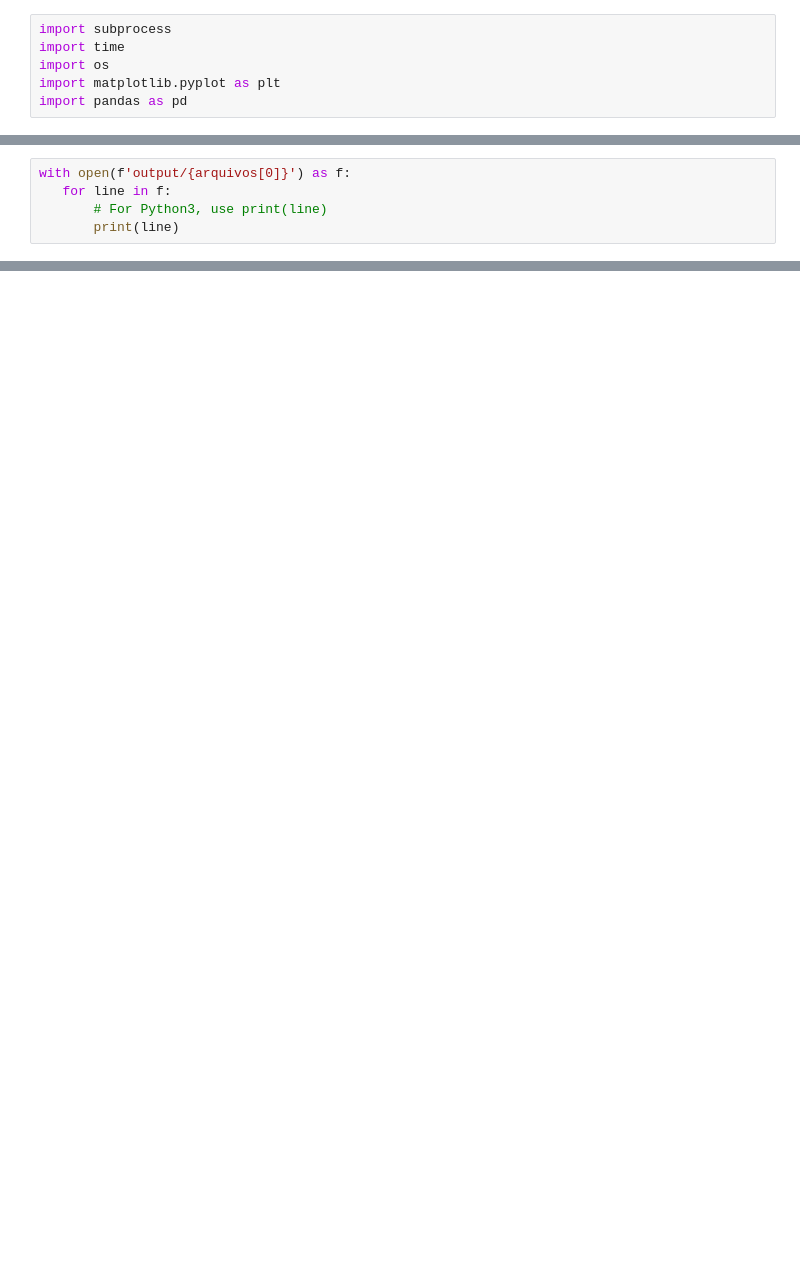
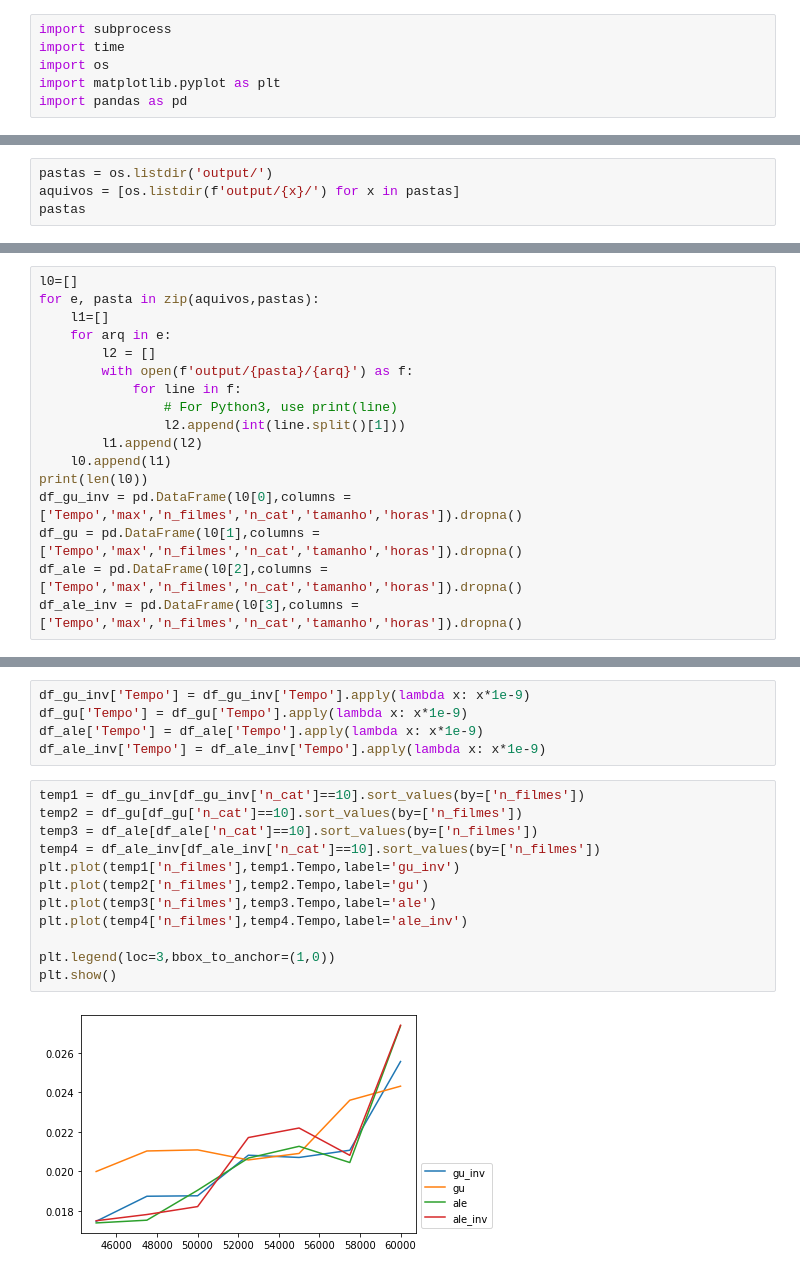
Before and after one commit to Antonioarf/Proj_SuperComp, a Jupyter notebook: Relatorio.ipynb, the cells around one changed output, grey strips where cells are left out. Drawn from its saved outputs; the diff is of its cells as text; blank space fills up the shorter version.

```diff
--- a/Relatorio.ipynb
+++ b/Relatorio.ipynb
@@ -17,5 +6,0 @@ for e in arquivos:
-# %%
-with open(f'output/{arquivos[0]}') as f:
-   for line in f:
-       # For Python3, use print(line)
-       print(line)
@@ -57,0 +7,4 @@ df
+# %%
+pastas = os.listdir('output/')
+aquivos = [os.listdir(f'output/{x}/') for x in pastas]
+pastas
@@ -57,0 +13,17 @@ df
+# %%
+l0=[]
+for e, pasta in zip(aquivos,pastas):
+    l1=[]
+    for arq in e:
+        l2 = []
+        with open(f'output/{pasta}/{arq}') as f:
+            for line in f:
+                # For Python3, use print(line)
+                l2.append(int(line.split()[1]))
+        l1.append(l2)
+    l0.append(l1)
+print(len(l0))
+df_gu_inv = pd.DataFrame(l0[0],columns = ['Tempo','max','n_filmes','n_cat','tamanho','horas']).dropna()
+df_gu = pd.DataFrame(l0[1],columns = ['Tempo','max','n_filmes','n_cat','tamanho','horas']).dropna()
+df_ale = pd.DataFrame(l0[2],columns = ['Tempo','max','n_filmes','n_cat','tamanho','horas']).dropna()
+df_ale_inv = pd.DataFrame(l0[3],columns = ['Tempo','max','n_filmes','n_cat','tamanho','horas']).dropna()
@@ -57,0 +41,19 @@ df
+# %%
+df_gu_inv['Tempo'] = df_gu_inv['Tempo'].apply(lambda x: x*1e-9)
+df_gu['Tempo'] = df_gu['Tempo'].apply(lambda x: x*1e-9)
+df_ale['Tempo'] = df_ale['Tempo'].apply(lambda x: x*1e-9)
+df_ale_inv['Tempo'] = df_ale_inv['Tempo'].apply(lambda x: x*1e-9)
+# %%
+temp1 = df_gu_inv[df_gu_inv['n_cat']==10].sort_values(by=['n_filmes'])
+temp2 = df_gu[df_gu['n_cat']==10].sort_values(by=['n_filmes'])
+temp3 = df_ale[df_ale['n_cat']==10].sort_values(by=['n_filmes'])
+temp4 = df_ale_inv[df_ale_inv['n_cat']==10].sort_values(by=['n_filmes'])
+plt.plot(temp1['n_filmes'],temp1.Tempo,label='gu_inv')
+plt.plot(temp2['n_filmes'],temp2.Tempo,label='gu')
+plt.plot(temp3['n_filmes'],temp3.Tempo,label='ale')
+plt.plot(temp4['n_filmes'],temp4.Tempo,label='ale_inv')
+
+plt.legend(loc=3,bbox_to_anchor=(1,0))
+plt.show()
+# %% [output]
+[figure, added]
```
Also changed, not shown: parts of 12 cells of this notebook, 10 other files.
